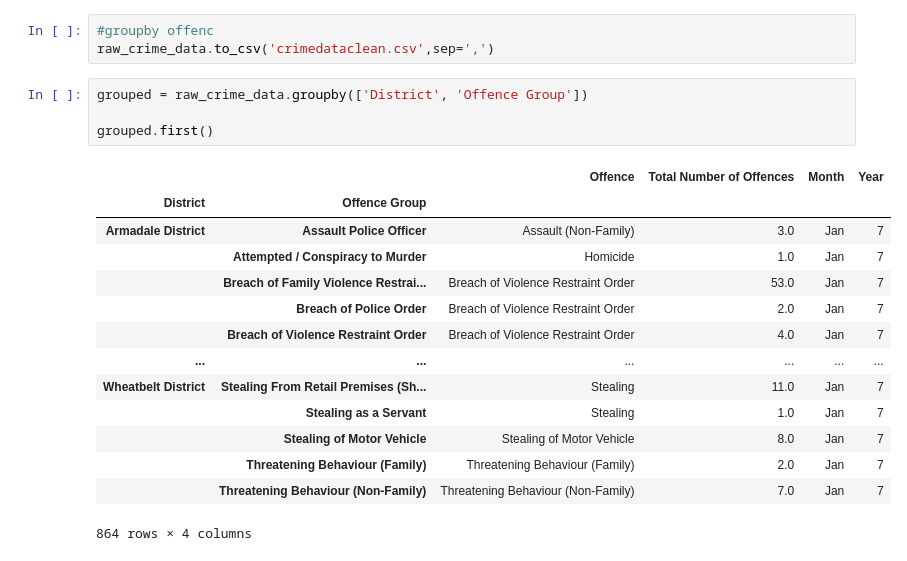
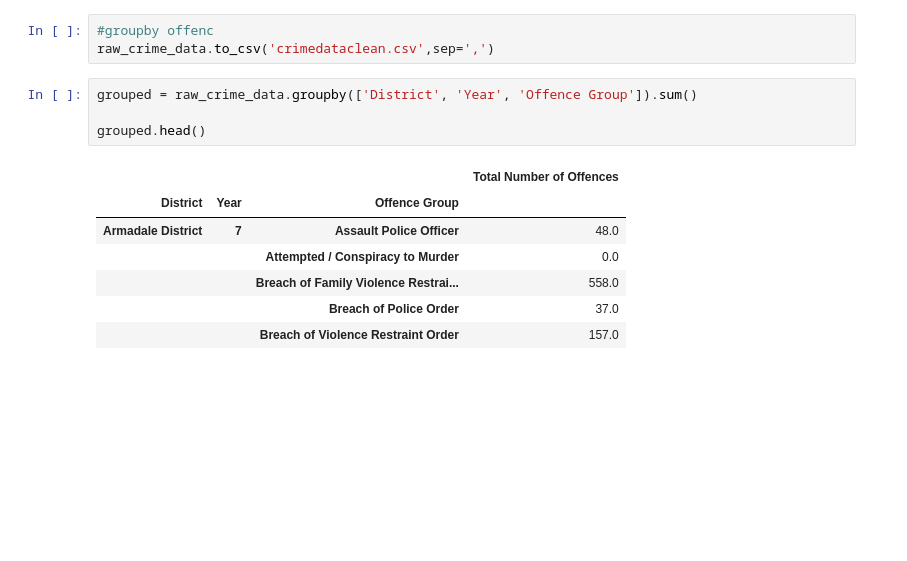
Before and after one commit to natalieddavies/BootcampProject1, a Jupyter notebook: wacrime.ipynb, the cells around one changed output. Drawn from its saved outputs; the diff is of its cells as text; blank space fills up the shorter version.

```diff
--- a/wacrime.ipynb
+++ b/wacrime.ipynb
@@ -130,21 +130,14 @@ raw_crime_data.loc[raw_crime_data["Year"]>=10]
 #groupby offenc
 raw_crime_data.to_csv('crimedataclean.csv',sep=',')
 # %%
-grouped = raw_crime_data.groupby(['District', 'Offence Group'])
+grouped = raw_crime_data.groupby(['District', 'Year', 'Offence Group']).sum()
 
-grouped.first()
+grouped.head()
 # %% [output]
-|  |  | Offence | Total Number of Offences | Month | Year |
-| District | Offence Group |  |  |  |  |
-| Armadale District | Assault Police Officer | Assault (Non-Family) | 3.0 | Jan | 7 |
-|  | Attempted / Conspiracy to Murder | Homicide | 1.0 | Jan | 7 |
-|  | Breach of Family Violence Restrai... | Breach of Violence Restraint Order | 53.0 | Jan | 7 |
-|  | Breach of Police Order | Breach of Violence Restraint Order | 2.0 | Jan | 7 |
-|  | Breach of Violence Restraint Order | Breach of Violence Restraint Order | 4.0 | Jan | 7 |
-| ... | ... | ... | ... | ... | ... |
-| Wheatbelt District | Stealing From Retail Premises (Sh... | Stealing | 11.0 | Jan | 7 |
-|  | Stealing as a Servant | Stealing | 1.0 | Jan | 7 |
-|  | Stealing of Motor Vehicle | Stealing of Motor Vehicle | 8.0 | Jan | 7 |
-|  | Threatening Behaviour (Family) | Threatening Behaviour (Family) | 2.0 | Jan | 7 |
-|  | Threatening Behaviour (Non-Family) | Threatening Behaviour (Non-Family) | 7.0 | Jan | 7 |
+|  |  |  | Total Number of Offences |
+| District | Year | Offence Group |  |
+| Armadale District | 7 | Assault Police Officer | 48.0 |
+|  |  | Attempted / Conspiracy to Murder | 0.0 |
+|  |  | Breach of Family Violence Restrai... | 558.0 |
+|  |  | Breach of Police Order | 37.0 |
+|  |  | Breach of Violence Restraint Order | 157.0 |
-864 rows × 4 columns
```
Also changed, not shown: parts of 2 cells of this notebook, 5 other files.
